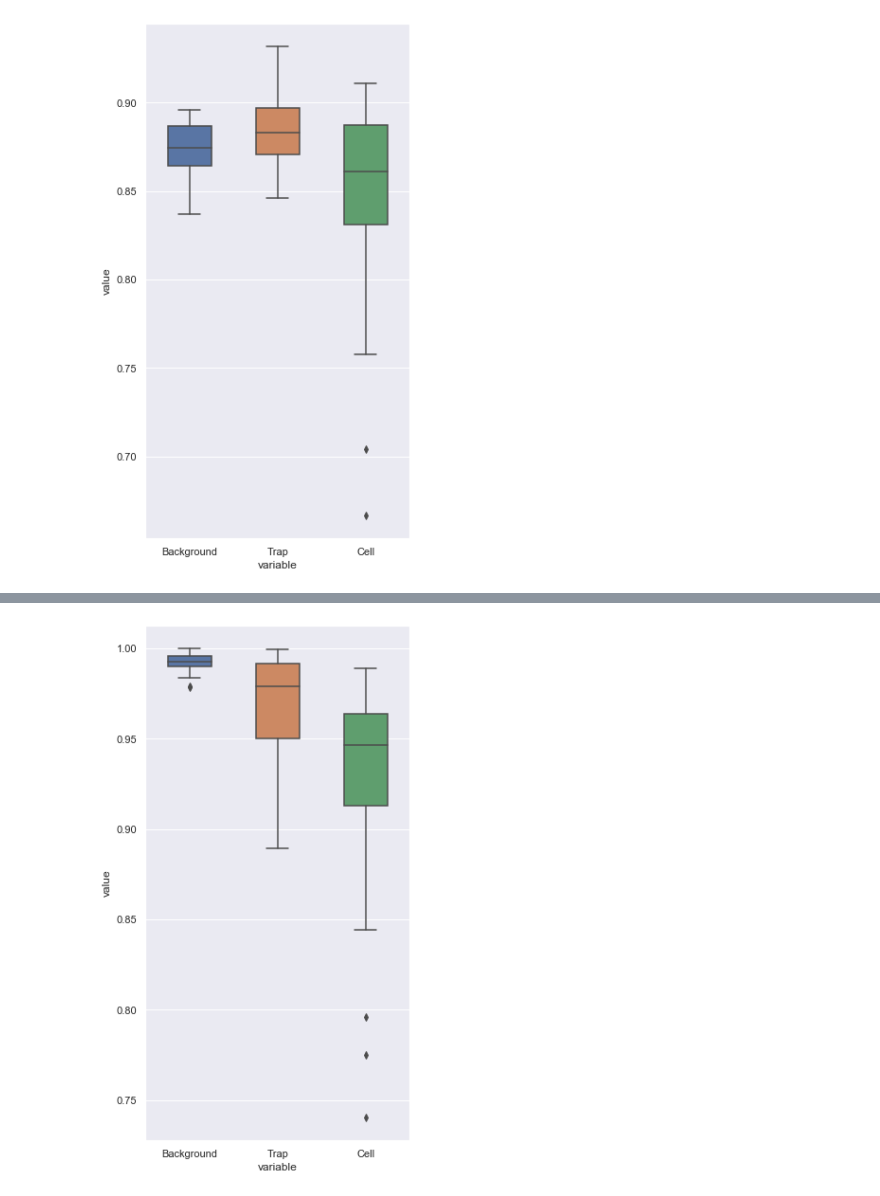
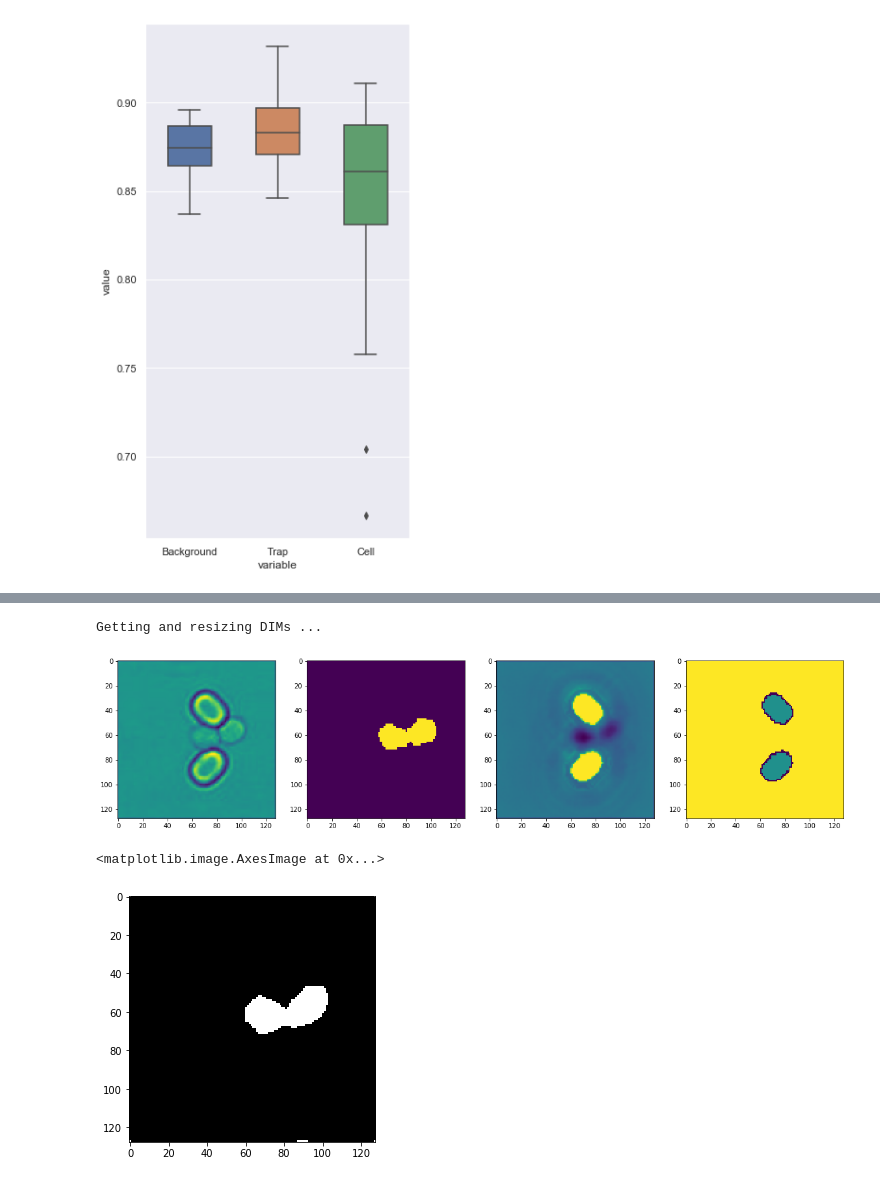
Before and after one commit to ziheng84/Master-thesis, a Jupyter notebook: UNet/lab_unet_prediction.ipynb, the cells around one changed output, grey strips where cells are left out. Saved outputs shown, nothing was run; the diff lists cells and outputs as text; code cells hidden in the pictures.

```diff
--- a/UNet/lab_unet_prediction.ipynb
+++ b/UNet/lab_unet_prediction.ipynb
@@ -372,7 +258,0 @@ f1_result.describe().round(4)
-# %%
-sns.set(rc={'figure.figsize':(5, 10)})
-sns.boxplot(x="variable", y="value", data=pd.melt(f1_result), width = 0.5)
-#sns.boxplot(IoU_result)
-
-#plt.show()
-plt.savefig('f1.png')
@@ -393,6 +258,0 @@ precision_result.describe().round(4)
-# %%
-sns.set(rc={'figure.figsize':(5, 10)})
-sns.boxplot(x="variable", y="value", data=pd.melt(precision_result), width = 0.5)
-
-#plt.show()
-plt.savefig('precision.png')
@@ -413,8 +258,0 @@ recall_result.describe().round(4)
-# %%
-sns.set(rc={'figure.figsize':(5, 10)})
-sns.boxplot(x="variable", y="value", data=pd.melt(recall_result), width = 0.5)
-
-#plt.show()
-plt.savefig('recall.png')
-# %% [output]
-[figure, removed]
@@ -420,0 +261,28 @@ plt.savefig('recall.png')
+# %%
+PATH = 'F:\\MA\\data\\Swain_lab\\DISCO_result\\str515_GFP_006\\'
+DIM_ids = next(os.walk(PATH + 'DIM_test\\'))[2]
+
+# Decision Image from DISCO
+DIM = np.zeros((len(DIM_ids), IMG_HEIGHT, IMG_WIDTH, 1), dtype=np.float32)
+
+print('Getting and resizing DIMs ... ')
+sys.stdout.flush()
+
+for n, id_ in tqdm(enumerate(DIM_ids), total=len(DIM_ids)):
+
+    img = imread(PATH + 'DIM_test\\' + id_)
+    DIM[n] = pre_process(img, IMG_HEIGHT, IMG_WIDTH, rescale = True)
+# %% [output]
+Getting and resizing DIMs ...
+# %%
+#ix = random.randint(0, len(DIM_ids)-1)
+ix = 0
+
+plt.figure(figsize=(20,10))
+plt.subplot(141), plt.imshow(X_test[ix,:,:,0])
+plt.subplot(142), plt.imshow(Y_test[ix,:,:,2]) #, plt.axis('off')
+plt.subplot(143), plt.imshow(DIM[ix,:,:,0])
+plt.subplot(144), plt.imshow(preds_test_mask[ix]) #, plt.axis('off')
+plt.show()
+# %% [output]
+[figure, added]
@@ -420,0 +318,5 @@ plt.savefig('recall.png')
+# %%
+imshow(preds_test_t_DISCO[0,:,:,2])
+# %% [output]
+<matplotlib.image.AxesImage at 0x...>
+[figure, added]
```
Also changed, not shown: parts of 41 cells of this notebook, 13 other files.
